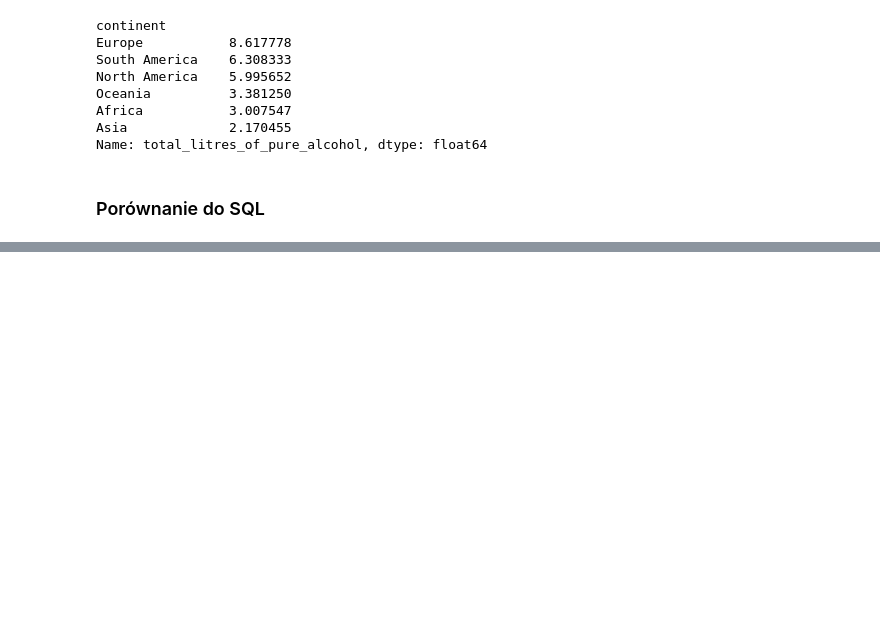
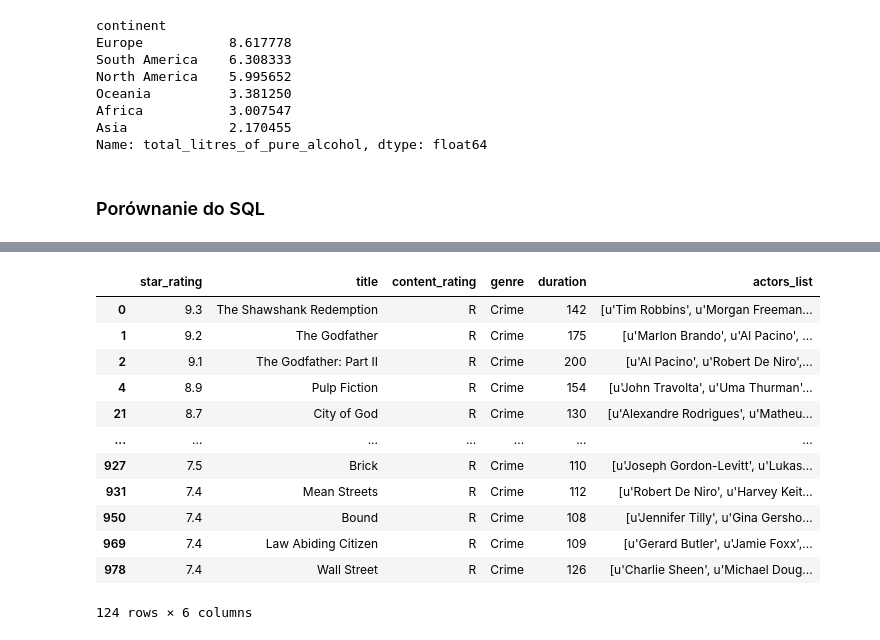
Before and after one commit to tomasz450/Analiza-danych-w-Python-2025-11-17-local, a Jupyter notebook: 3. Pandas/Pandas.ipynb, the cells around one changed output, grey strips where cells are left out. Saved outputs shown, nothing was run; the diff lists cells and outputs as text; code cells hidden in the pictures; blank space fills up the shorter version.

```diff
--- a/3. Pandas/Pandas.ipynb
+++ b/3. Pandas/Pandas.ipynb
@@ -1132,0 +1198,17 @@ Name: total_litres_of_pure_alcohol, dtype: float64
+# %%
+# SELECT * FROM movies WHERE genre='Crime'
+movies[movies['genre'] == 'Crime']
+# %% [output]
+|  | star_rating | title | content_rating | genre | duration | actors_list |
+| 0 | 9.3 | The Shawshank Redemption | R | Crime | 142 | [u'Tim Robbins', u'Morgan Freeman... |
+| 1 | 9.2 | The Godfather | R | Crime | 175 | [u'Marlon Brando', u'Al Pacino', ... |
+| 2 | 9.1 | The Godfather: Part II | R | Crime | 200 | [u'Al Pacino', u'Robert De Niro',... |
+| 4 | 8.9 | Pulp Fiction | R | Crime | 154 | [u'John Travolta', u'Uma Thurman'... |
+| 21 | 8.7 | City of God | R | Crime | 130 | [u'Alexandre Rodrigues', u'Matheu... |
+| ... | ... | ... | ... | ... | ... | ... |
+| 927 | 7.5 | Brick | R | Crime | 110 | [u'Joseph Gordon-Levitt', u'Lukas... |
+| 931 | 7.4 | Mean Streets | R | Crime | 112 | [u'Robert De Niro', u'Harvey Keit... |
+| 950 | 7.4 | Bound | R | Crime | 108 | [u'Jennifer Tilly', u'Gina Gersho... |
+| 969 | 7.4 | Law Abiding Citizen | R | Crime | 109 | [u'Gerard Butler', u'Jamie Foxx',... |
+| 978 | 7.4 | Wall Street | R | Crime | 126 | [u'Charlie Sheen', u'Michael Doug... |
+124 rows × 6 columns
```
Also changed, not shown: parts of 10 cells of this notebook, 3 other files.
